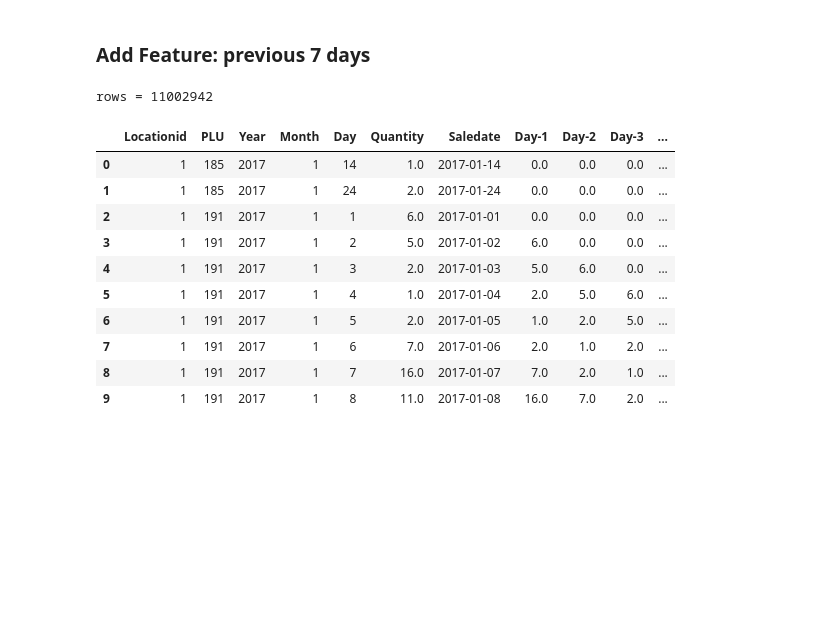
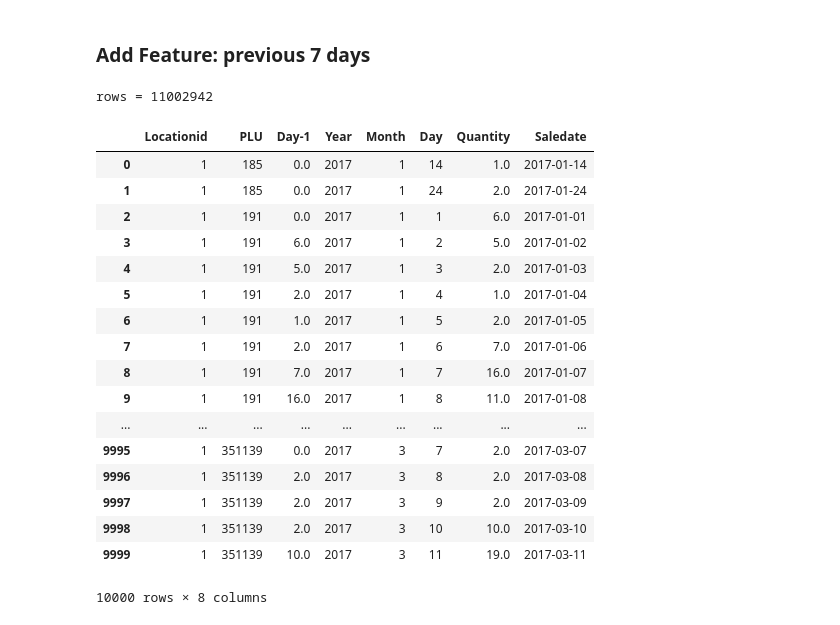
Before and after one commit to xtrmstep/PredictionValidation, a Jupyter notebook: prepare-data-for-training.ipynb, the cells around one changed output. Drawn from its saved outputs; the diff is of its cells as text; code cells hidden in the pictures; blank space fills up the shorter version.

Commit message:
Added prototype for faster calculation of sales history

```diff
--- a/prepare-data-for-training.ipynb
+++ b/prepare-data-for-training.ipynb
@@ -101,43 +101,79 @@ def addPreviousDays(p, df, days):
     #add row with starting date if missing
     if min_date > date_start:
         new_row = pd.DataFrame([[locationid,plu,0,0,0,0,date_start]], columns=['Locationid','PLU','Year','Month','Day','Quantity','Saledate'])
         position_sales = position_sales.append(new_row)
 
     position_sales = position_sales.reset_index().set_index('Saledate')
     # Convert the integer timestamps in the index to a DatetimeIndex
     position_sales.index = pd.to_datetime(position_sales.index)
 
     #resample data by days between starting and ending dates
     qty_by_days = position_sales.resample('d').sum().reset_index()
     del qty_by_days['index']
     qty_by_days['Locationid'] = locationid
     qty_by_days['PLU'] = plu
     qty_by_days = qty_by_days.fillna(0)
 
     #transpose resampled data to get dates in columns
     for index in range(1, days+1): # the index is moved +1 to skip the first date in resampled data
         d = date_finish - dt.timedelta(days=index)
         # take the value for day in the past
         # df[].item() - this returns the first element in the Index/Series returned from that selection
         dn = qty_by_days.loc[qty_by_days['Saledate']==d, 'Quantity'].item()
         df.loc[(df['Locationid']==locationid)&(df['PLU']==plu)&(df['Saledate']==date_finish),'Day-'+str(index)] = dn
 
 total_rows = len(_sales.index)
 print("rows = %d" % (total_rows))
-part = _sales.head(10)
+history = _sales.head(10000)
 
-part.apply(addPreviousDays, args=(part,7,), axis=1)
+beginning = history.groupby(['Locationid','PLU']).sum().reset_index()
+beginning['Quantity'] = 0
+beginning['Saledate'] = dt.date(2016,1,1)
+
+history = pd.concat([history, beginning])
+history = history.reset_index().set_index('Saledate')
+history.index = pd.to_datetime(history.index)
+history = history.groupby(['Locationid','PLU']).resample('d').sum()
+#remove duplicated columns
+del history['PLU']
+del history['Locationid']
+
+#part.apply(addPreviousDays, args=(part,7,), axis=1)
+
+# add Day-1
+d1 = history.reset_index()
+d1['D-1'] = d1['Saledate']
+d1 = d1.fillna(0)
+
+part = _sales.head(10000)
+part['D-1'] = part['Saledate'] - dt.timedelta(days=1)
+
+d1 = d1.reset_index().set_index(['Locationid','PLU','D-1'])
+part = part.reset_index().set_index(['Locationid','PLU','D-1'])
+
+part = pd.merge(d1, part, left_index=True, right_index=True, suffixes=('_d1', ''), how='inner')
+part = part.reset_index()
+
+part = part.drop(['D-1','level_0','Saledate_d1','index_d1','Year_d1','Month_d1','Day_d1','index'], axis=1)
+part = part.rename(columns={'Quantity_d1':'Day-1'})
 part
 # %% [output]
 rows = 11002942
-|  | Locationid | PLU | Year | Month | Day | Quantity | Saledate | Day-1 | Day-2 | Day-3 | ... |
-| 0 | 1 | 185 | 2017 | 1 | 14 | 1.0 | 2017-01-14 | 0.0 | 0.0 | 0.0 | ... |
-| 1 | 1 | 185 | 2017 | 1 | 24 | 2.0 | 2017-01-24 | 0.0 | 0.0 | 0.0 | ... |
-| 2 | 1 | 191 | 2017 | 1 | 1 | 6.0 | 2017-01-01 | 0.0 | 0.0 | 0.0 | ... |
-| 3 | 1 | 191 | 2017 | 1 | 2 | 5.0 | 2017-01-02 | 6.0 | 0.0 | 0.0 | ... |
-| 4 | 1 | 191 | 2017 | 1 | 3 | 2.0 | 2017-01-03 | 5.0 | 6.0 | 0.0 | ... |
-| 5 | 1 | 191 | 2017 | 1 | 4 | 1.0 | 2017-01-04 | 2.0 | 5.0 | 6.0 | ... |
-| 6 | 1 | 191 | 2017 | 1 | 5 | 2.0 | 2017-01-05 | 1.0 | 2.0 | 5.0 | ... |
-| 7 | 1 | 191 | 2017 | 1 | 6 | 7.0 | 2017-01-06 | 2.0 | 1.0 | 2.0 | ... |
-| 8 | 1 | 191 | 2017 | 1 | 7 | 16.0 | 2017-01-07 | 7.0 | 2.0 | 1.0 | ... |
-| 9 | 1 | 191 | 2017 | 1 | 8 | 11.0 | 2017-01-08 | 16.0 | 7.0 | 2.0 | ... |
+|  | Locationid | PLU | Day-1 | Year | Month | Day | Quantity | Saledate |
+| 0 | 1 | 185 | 0.0 | 2017 | 1 | 14 | 1.0 | 2017-01-14 |
+| 1 | 1 | 185 | 0.0 | 2017 | 1 | 24 | 2.0 | 2017-01-24 |
+| 2 | 1 | 191 | 0.0 | 2017 | 1 | 1 | 6.0 | 2017-01-01 |
+| 3 | 1 | 191 | 6.0 | 2017 | 1 | 2 | 5.0 | 2017-01-02 |
+| 4 | 1 | 191 | 5.0 | 2017 | 1 | 3 | 2.0 | 2017-01-03 |
+| 5 | 1 | 191 | 2.0 | 2017 | 1 | 4 | 1.0 | 2017-01-04 |
+| 6 | 1 | 191 | 1.0 | 2017 | 1 | 5 | 2.0 | 2017-01-05 |
+| 7 | 1 | 191 | 2.0 | 2017 | 1 | 6 | 7.0 | 2017-01-06 |
+| 8 | 1 | 191 | 7.0 | 2017 | 1 | 7 | 16.0 | 2017-01-07 |
+| 9 | 1 | 191 | 16.0 | 2017 | 1 | 8 | 11.0 | 2017-01-08 |
+| ... | ... | ... | ... | ... | ... | ... | ... | ... |
+| 9995 | 1 | 351139 | 0.0 | 2017 | 3 | 7 | 2.0 | 2017-03-07 |
+| 9996 | 1 | 351139 | 2.0 | 2017 | 3 | 8 | 2.0 | 2017-03-08 |
+| 9997 | 1 | 351139 | 2.0 | 2017 | 3 | 9 | 2.0 | 2017-03-09 |
+| 9998 | 1 | 351139 | 2.0 | 2017 | 3 | 10 | 10.0 | 2017-03-10 |
+| 9999 | 1 | 351139 | 10.0 | 2017 | 3 | 11 | 19.0 | 2017-03-11 |
+10000 rows × 8 columns
```
Also changed, not shown: parts of 2 cells of this notebook.
